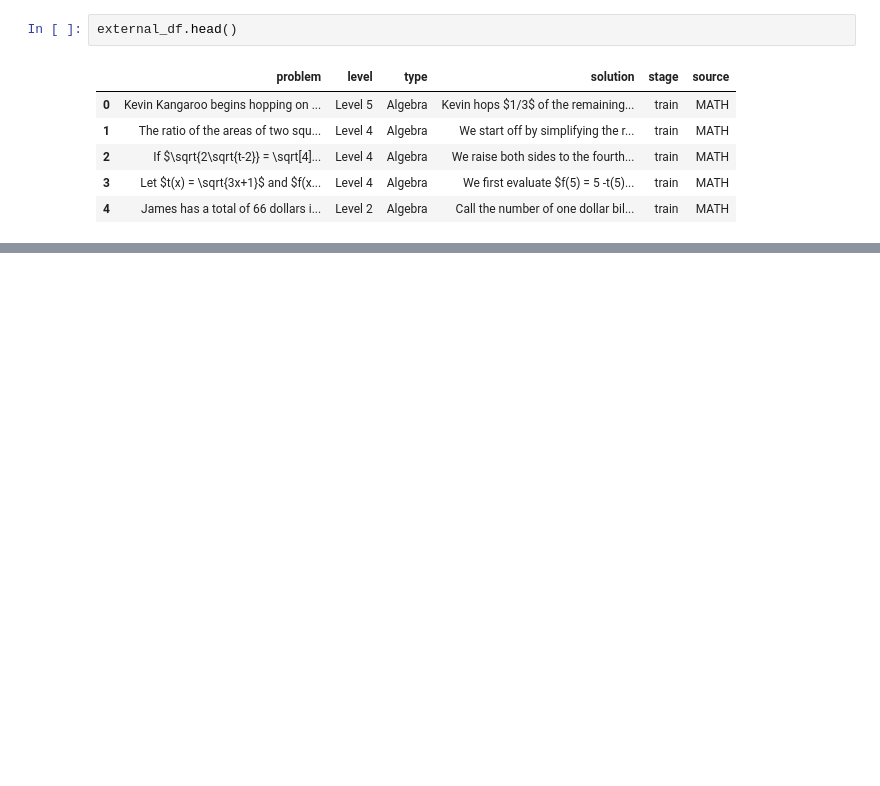
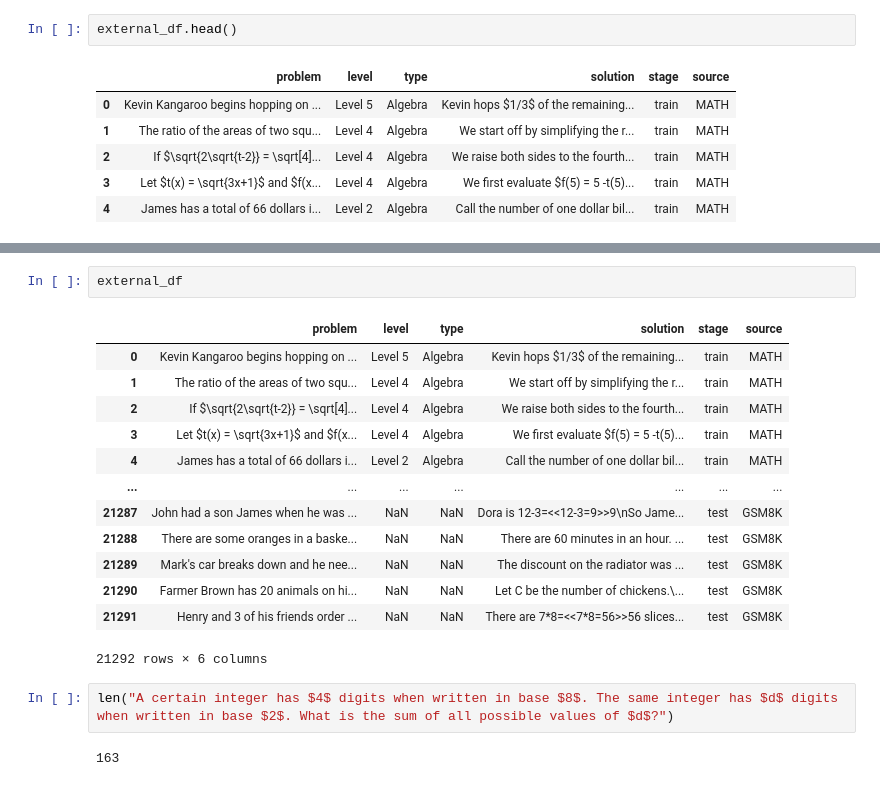
Before and after one commit to rohitMalhotra07/aimo, a Jupyter notebook: EDA.ipynb, the cells around one changed output, grey strips where cells are left out. Drawn from its saved outputs; the diff is of its cells as text; blank space fills up the shorter version.

Commit message:
rag solution

```diff
--- a/EDA.ipynb
+++ b/EDA.ipynb
@@ -65,0 +75,20 @@ external_df.iloc[2].problem
+# %%
+external_df
+# %% [output]
+|  | problem | level | type | solution | stage | source |
+| 0 | Kevin Kangaroo begins hopping on ... | Level 5 | Algebra | Kevin hops $1/3$ of the remaining... | train | MATH |
+| 1 | The ratio of the areas of two squ... | Level 4 | Algebra | We start off by simplifying the r... | train | MATH |
+| 2 | If $\sqrt{2\sqrt{t-2}} = \sqrt[4]... | Level 4 | Algebra | We raise both sides to the fourth... | train | MATH |
+| 3 | Let $t(x) = \sqrt{3x+1}$ and $f(x... | Level 4 | Algebra | We first evaluate $f(5) = 5 -t(5)... | train | MATH |
+| 4 | James has a total of 66 dollars i... | Level 2 | Algebra | Call the number of one dollar bil... | train | MATH |
+| ... | ... | ... | ... | ... | ... | ... |
+| 21287 | John had a son James when he was ... | NaN | NaN | Dora is 12-3=<<12-3=9>>9\nSo Jame... | test | GSM8K |
+| 21288 | There are some oranges in a baske... | NaN | NaN | There are 60 minutes in an hour. ... | test | GSM8K |
+| 21289 | Mark's car breaks down and he nee... | NaN | NaN | The discount on the radiator was ... | test | GSM8K |
+| 21290 | Farmer Brown has 20 animals on hi... | NaN | NaN | Let C be the number of chickens.\... | test | GSM8K |
+| 21291 | Henry and 3 of his friends order ... | NaN | NaN | There are 7*8=<<7*8=56>>56 slices... | test | GSM8K |
+21292 rows × 6 columns
+# %%
+len("A certain integer has $4$ digits when written in base $8$. The same integer has $d$ digits when written in base $2$. What is the sum of all possible values of $d$?")
+# %% [output]
+163
```
Also changed, not shown: parts of 2 cells of this notebook, 7 other files.
